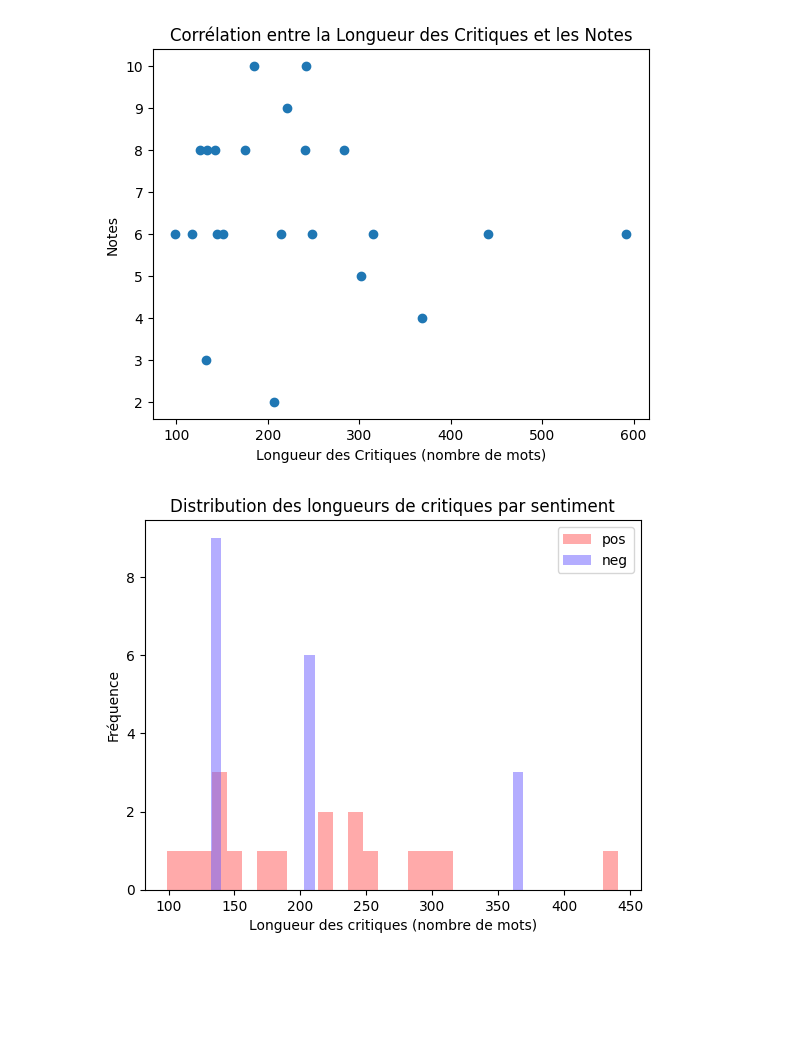
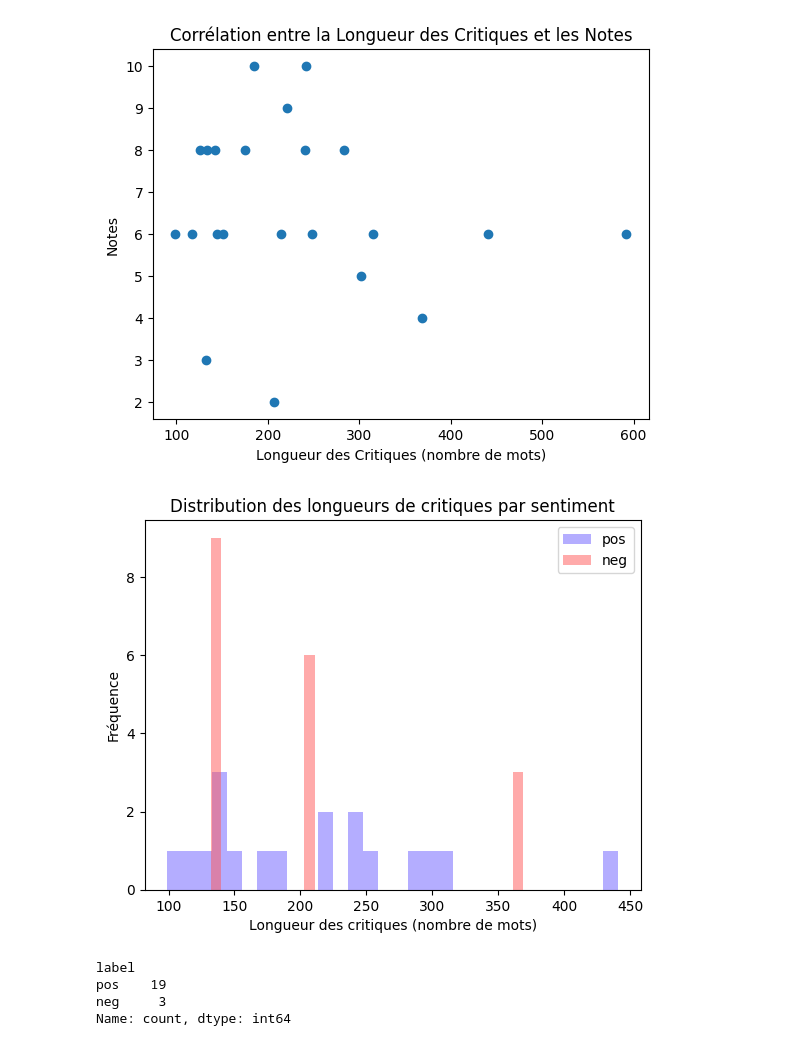
Before and after one commit to AshleyRatier/outil_traitement_corpus, a Jupyter notebook: scripts/analyse_corpus.ipynb, the cells around one changed output. Cells and saved outputs as stored; diff of their text form; code cells hidden in the pictures; blank space fills up the shorter version.

```diff
--- a/scripts/analyse_corpus.ipynb
+++ b/scripts/analyse_corpus.ipynb
@@ -105,16 +105,24 @@ Spearman: -1.1589e-01; p-value: +6.0753e-01
 # %%
 data_clean = data[(data['review'].apply(longueur_review) >= 10) & (data['review'].apply(longueur_review) <= 500)]
 # %%
-for label, color in zip(data_resampled['label'].unique(), ['#FF5757', '#6A5DFF']):
+for label, color in zip(data_resampled['label'].unique(), ['#6A5DFF', '#FF5757']):
     subset = data_resampled[data_resampled['label'] == label]
     plt.hist(subset['review_length'], bins=30, alpha=0.5, label=label, color=color)
 
 plt.title('Distribution des longueurs de critiques par sentiment')
 plt.xlabel('Longueur des critiques (nombre de mots)')
 plt.ylabel('Fréquence')
 plt.legend()
 plt.show()
 # %% [output]
-[figure, old version]
+[figure, new version]
 # %%
 train_data, test_data = train_test_split(data_clean, test_size=0.1, random_state=123)
+# %%
+nb_par_classe = data['label'].value_counts()
+print(nb_par_classe)
+# %% [output]
+label
+pos    19
+neg     3
+Name: count, dtype: int64
```
Also changed, not shown: parts of 1 cell of this notebook.
